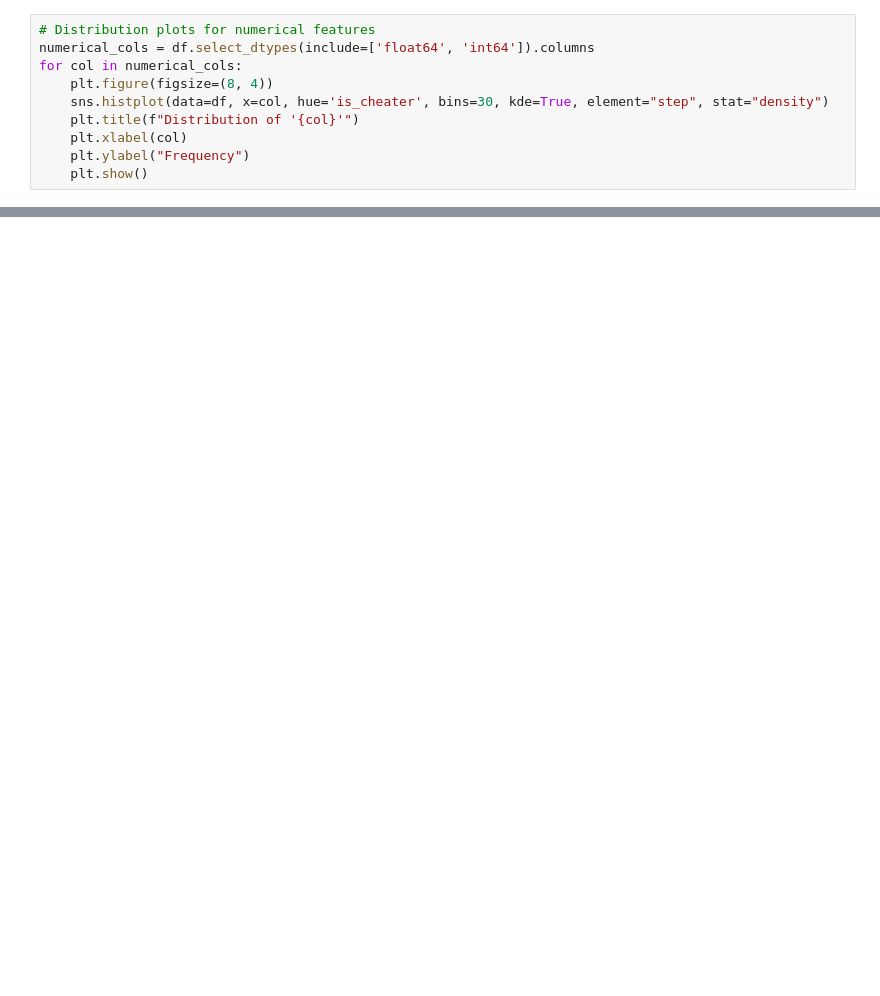
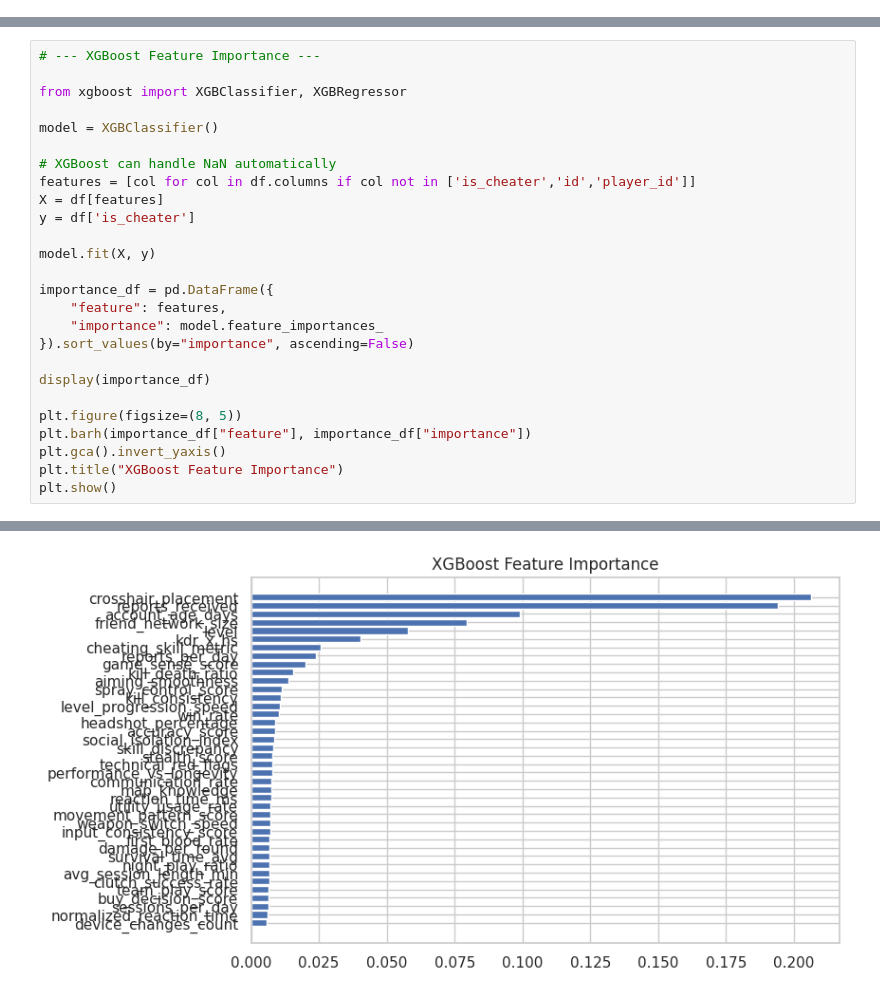
Before and after one commit to kurvidah/cpe342-player-intelligence-system, a Jupyter notebook: task1/eda.ipynb, the cells around one changed output, grey strips where cells are left out. Drawn from its saved outputs; the diff is of its cells as text; blank space fills up the shorter version.

```diff
--- a/task1/eda.ipynb
+++ b/task1/eda.ipynb
@@ -31,10 +15,0 @@ Data columns (total 34 columns):
-# %%
-# Distribution plots for numerical features
-numerical_cols = df.select_dtypes(include=['float64', 'int64']).columns
-for col in numerical_cols:
-    plt.figure(figsize=(8, 4))
-    sns.histplot(data=df, x=col, hue='is_cheater', bins=30, kde=True, element="step", stat="density")
-    plt.title(f"Distribution of '{col}'")
-    plt.xlabel(col)
-    plt.ylabel("Frequency")
-    plt.show()
@@ -104,0 +180,27 @@ target_corr[1:16].index.tolist()
+# %%
+# --- XGBoost Feature Importance ---
+
+from xgboost import XGBClassifier, XGBRegressor
+
+model = XGBClassifier()
+
+# XGBoost can handle NaN automatically
+features = [col for col in df.columns if col not in ['is_cheater','id','player_id']]
+X = df[features]
+y = df['is_cheater']
+
+model.fit(X, y)
+
+importance_df = pd.DataFrame({
+    "feature": features,
+    "importance": model.feature_importances_
+}).sort_values(by="importance", ascending=False)
+
+display(importance_df)
+
+plt.figure(figsize=(8, 5))
+plt.barh(importance_df["feature"], importance_df["importance"])
+plt.gca().invert_yaxis()
+plt.title("XGBoost Feature Importance")
+plt.show()
+# %% [output]
@@ -104,0 +224 @@ target_corr[1:16].index.tolist()
+[figure, added]
```
Also changed, not shown: parts of 15 cells of this notebook, 4 other files.
